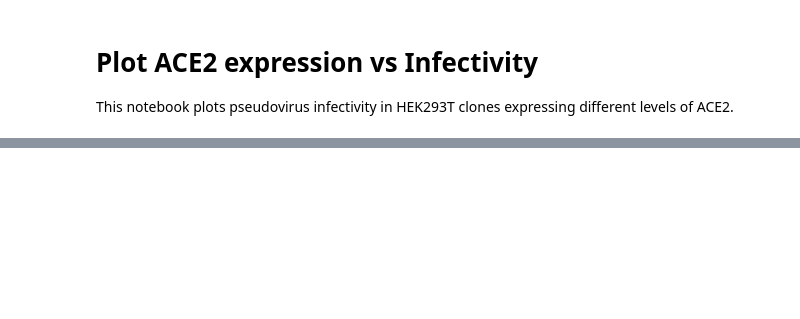
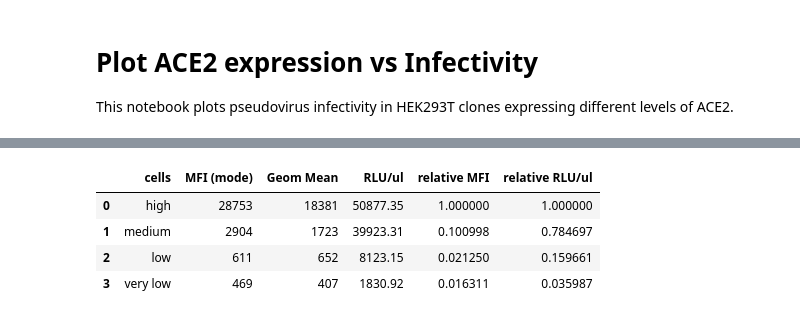
Before and after one commit to jbloomlab/Ace2_expression_neuts, a Jupyter notebook: ACE2_expression_vs_infectivity.ipynb, the cells around one changed output, grey strips where cells are left out. Saved outputs shown, nothing was run; the diff lists cells and outputs as text; code cells hidden in the pictures; blank space fills up the shorter version.

```diff
--- a/ACE2_expression_vs_infectivity.ipynb
+++ b/ACE2_expression_vs_infectivity.ipynb
@@ -30,2 +52,12 @@ df
+# %%
+#new df without vero cells
+df1 = df.loc[df['cells'] != 'vero E6']
+df1
+# %% [output]
+|  | cells | MFI (mode) | Geom Mean | RLU/ul | relative MFI | relative RLU/ul |
+| 0 | high | 28753 | 18381 | 50877.35 | 1.000000 | 1.000000 |
+| 1 | medium | 2904 | 1723 | 39923.31 | 0.100998 | 0.784697 |
+| 2 | low | 611 | 652 | 8123.15 | 0.021250 | 0.159661 |
+| 3 | very low | 469 | 407 | 1830.92 | 0.016311 | 0.035987 |
 # %%
 cat_order = ['very low', 'low', 'medium', 'high']
```
Also changed, not shown: parts of 8 cells of this notebook, 10 other files.
